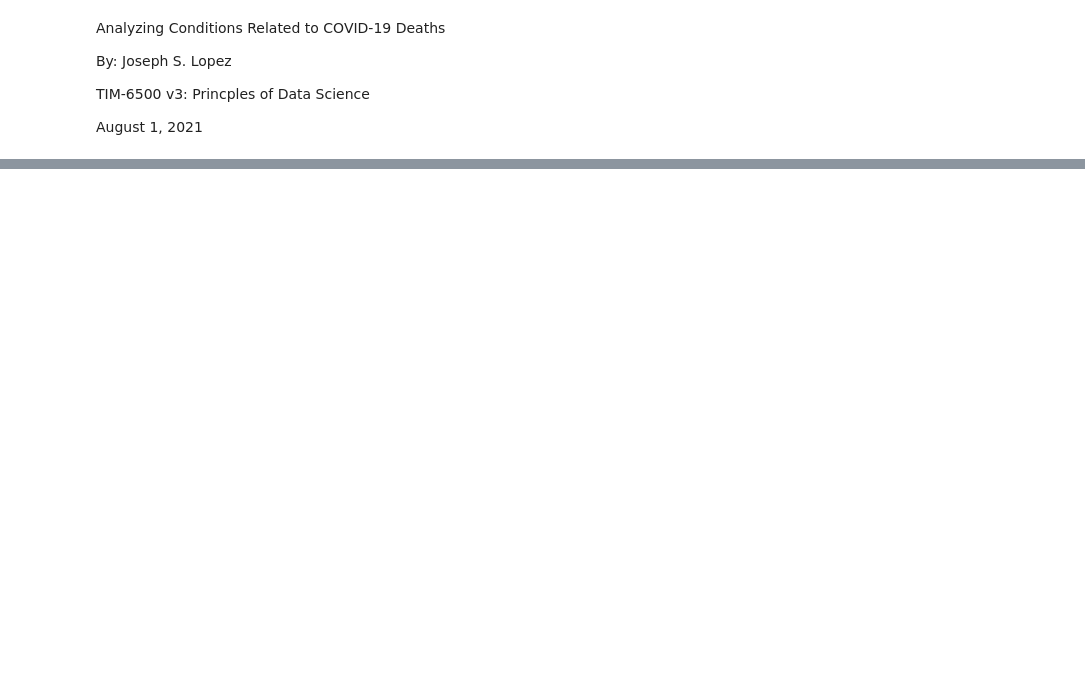
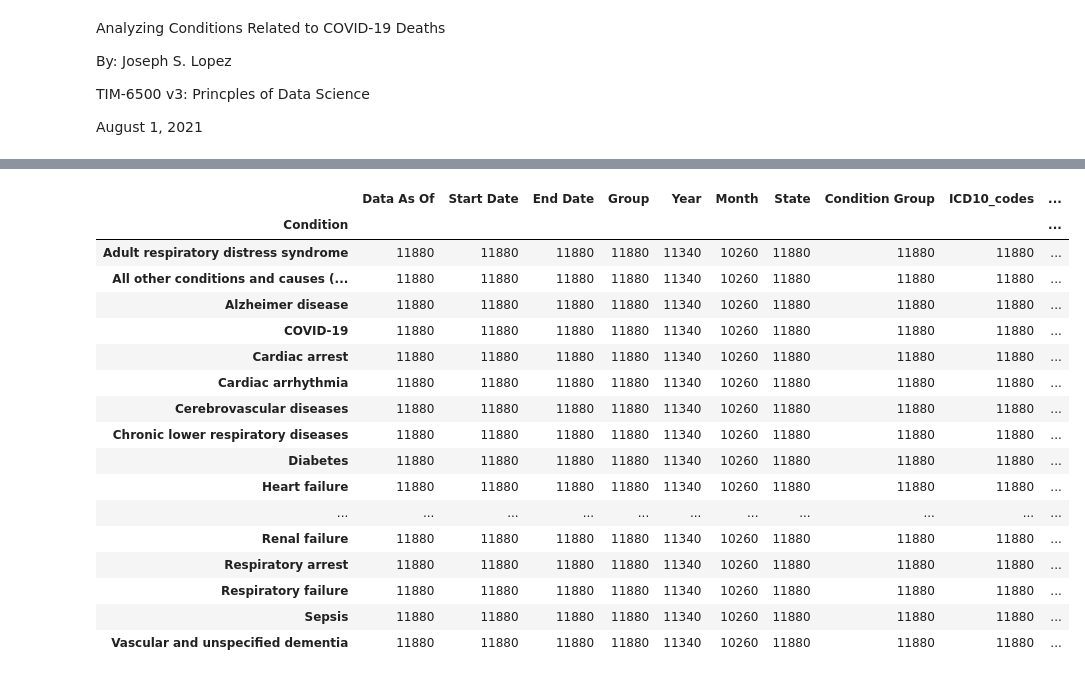
Before and after one commit to JScottLopez/github-ds, a Jupyter notebook: TIM_6500_JSLopez.ipynb, the cells around one changed output, grey strips where cells are left out. Cells and saved outputs as stored; diff of their text form; code cells hidden in the pictures; blank space fills up the shorter version.

```diff
--- a/TIM_6500_JSLopez.ipynb
+++ b/TIM_6500_JSLopez.ipynb
@@ -34,14 +33,0 @@ df.groupby('Age Group').count()
-# %%
-#import necessary Python libraries
-import pandas as pd
-
-#assigned data frame to variable
-df = pd.read_csv('Conditions_Contributing_to_COVID-19_Deaths__by_State_and_Age.csv')
-
-#retrieve column counts and group by Age Group
-
-total = df.iloc[:, 11:12].sum()
-
-print(total)
-
-#hist = df.hist()
@@ -49,0 +50,22 @@ Series([], dtype: float64)
+# %%
+#retrieve column counts and group by Condition
+df.groupby('Condition').count()
+# %% [output]
+|  | Data As Of | Start Date | End Date | Group | Year | Month | State | Condition Group | ICD10_codes | ... |
+| Condition |  |  |  |  |  |  |  |  |  | ... |
+| Adult respiratory distress syndrome | 11880 | 11880 | 11880 | 11880 | 11340 | 10260 | 11880 | 11880 | 11880 | ... |
+| All other conditions and causes (... | 11880 | 11880 | 11880 | 11880 | 11340 | 10260 | 11880 | 11880 | 11880 | ... |
+| Alzheimer disease | 11880 | 11880 | 11880 | 11880 | 11340 | 10260 | 11880 | 11880 | 11880 | ... |
+| COVID-19 | 11880 | 11880 | 11880 | 11880 | 11340 | 10260 | 11880 | 11880 | 11880 | ... |
+| Cardiac arrest | 11880 | 11880 | 11880 | 11880 | 11340 | 10260 | 11880 | 11880 | 11880 | ... |
+| Cardiac arrhythmia | 11880 | 11880 | 11880 | 11880 | 11340 | 10260 | 11880 | 11880 | 11880 | ... |
+| Cerebrovascular diseases | 11880 | 11880 | 11880 | 11880 | 11340 | 10260 | 11880 | 11880 | 11880 | ... |
+| Chronic lower respiratory diseases | 11880 | 11880 | 11880 | 11880 | 11340 | 10260 | 11880 | 11880 | 11880 | ... |
+| Diabetes | 11880 | 11880 | 11880 | 11880 | 11340 | 10260 | 11880 | 11880 | 11880 | ... |
+| Heart failure | 11880 | 11880 | 11880 | 11880 | 11340 | 10260 | 11880 | 11880 | 11880 | ... |
+| ... | ... | ... | ... | ... | ... | ... | ... | ... | ... | ... |
+| Renal failure | 11880 | 11880 | 11880 | 11880 | 11340 | 10260 | 11880 | 11880 | 11880 | ... |
+| Respiratory arrest | 11880 | 11880 | 11880 | 11880 | 11340 | 10260 | 11880 | 11880 | 11880 | ... |
+| Respiratory failure | 11880 | 11880 | 11880 | 11880 | 11340 | 10260 | 11880 | 11880 | 11880 | ... |
+| Sepsis | 11880 | 11880 | 11880 | 11880 | 11340 | 10260 | 11880 | 11880 | 11880 | ... |
+| Vascular and unspecified dementia | 11880 | 11880 | 11880 | 11880 | 11340 | 10260 | 11880 | 11880 | 11880 | ... |
```
Also changed, not shown: parts of 5 cells of this notebook.
